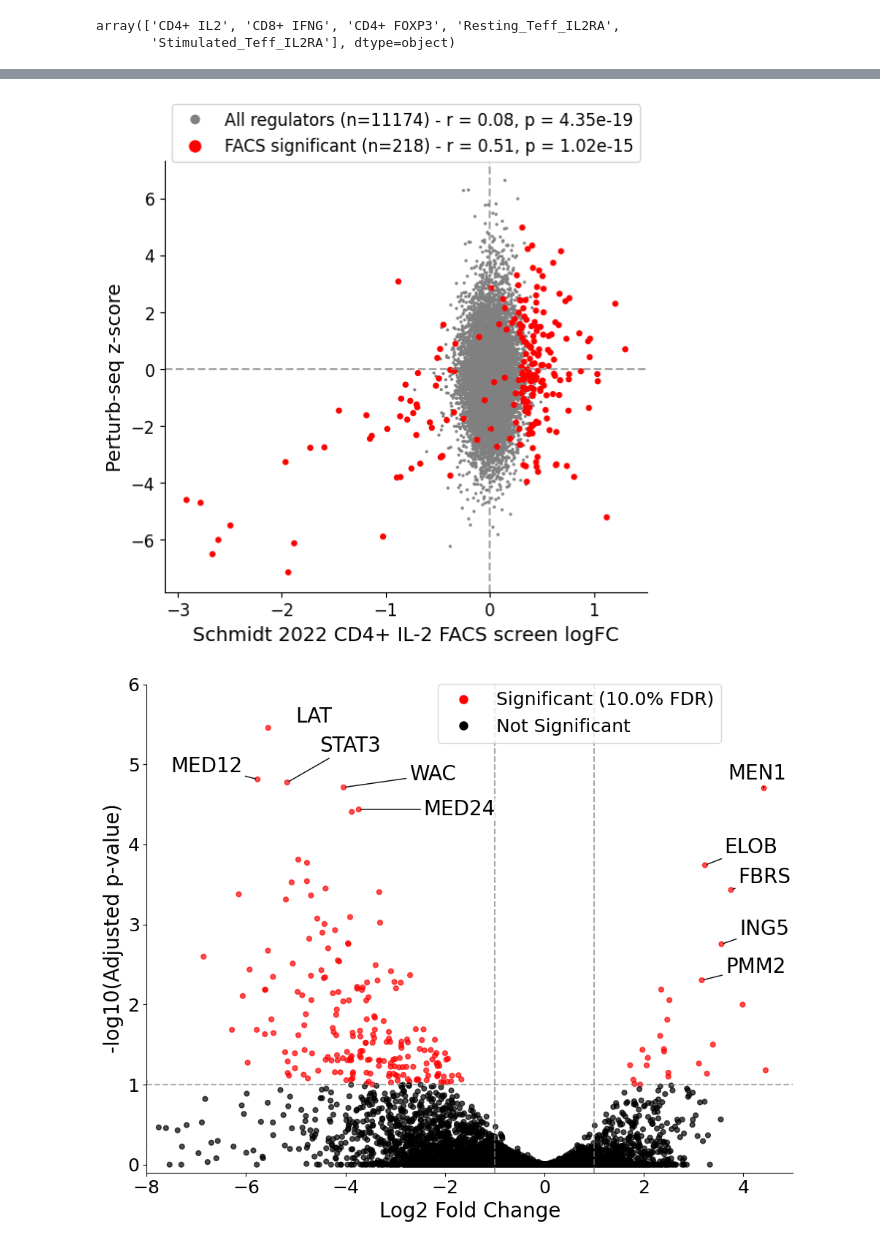
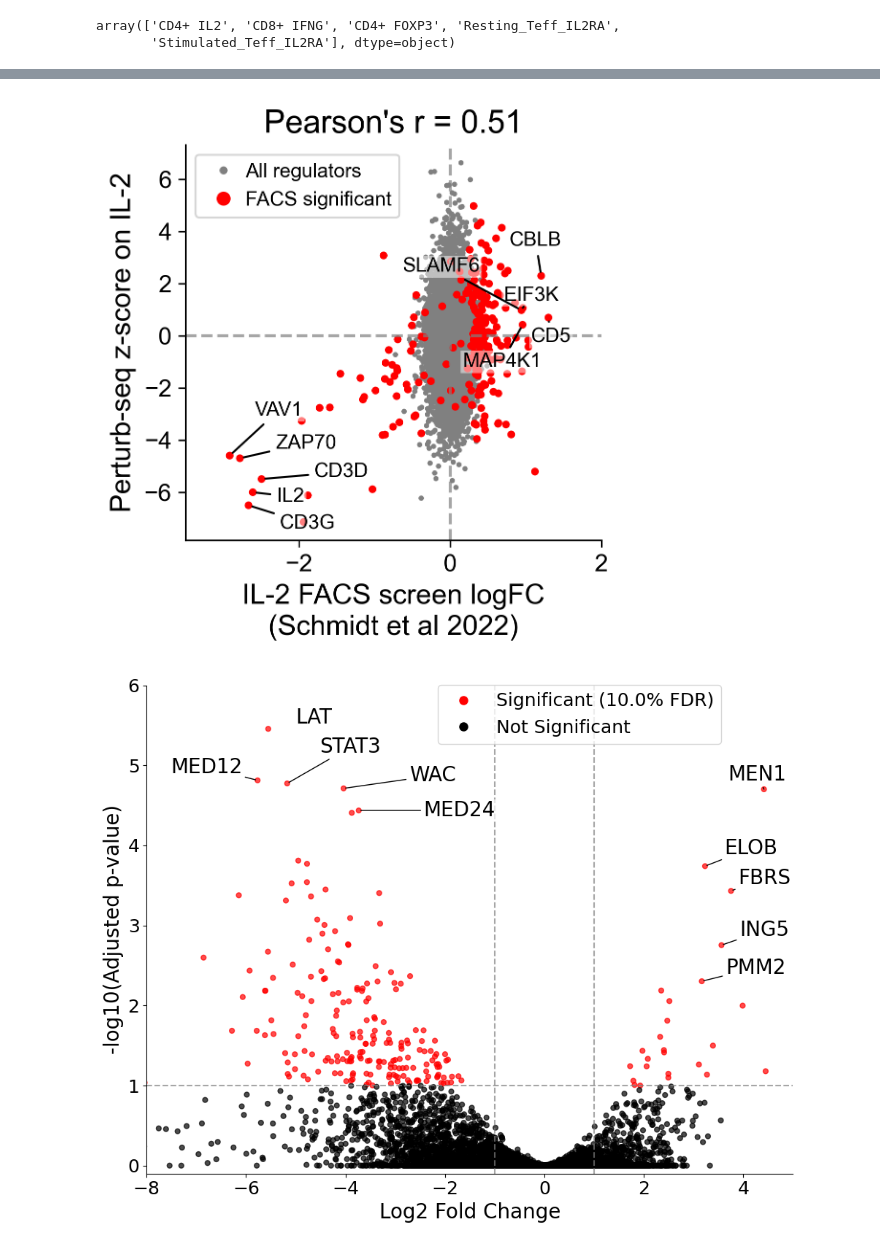
Before and after one commit to emdann/GWT_perturbseq_analysis_2025, a Jupyter notebook: src/3_DE_analysis/FACS_comparison_full.ipynb, the cells around one changed output, grey strips where cells are left out. Cells and saved outputs as stored; diff of their text form; code cells hidden in the pictures.

```diff
--- a/src/3_DE_analysis/FACS_comparison_full.ipynb
+++ b/src/3_DE_analysis/FACS_comparison_full.ipynb
@@ -458,5 +451,5 @@ corr_sig, p_value_sig = scipy.stats.pearsonr(pl_df[pl_df.fdr<0.05]['lfc'], pl_df
 # %%
-fig, ax = plt.subplots(figsize=(6, 6))
+fig, ax = plt.subplots(figsize=(4.2, 4))
 
 # Add dotted lines at x=0 and y=0
 ax.axhline(y=0, color='gray', linestyle='--', alpha=0.7, linewidth=1.5)
@@ -464,45 +457,68 @@ ax.axvline(x=0, color='gray', linestyle='--', alpha=0.7, linewidth=1.5)
 
 # Plot non-significant points first
 sns.scatterplot(data=pl_df,
                 x='lfc', y=target,
-                color='gray', edgecolor='none', s=5,
+                color='gray', edgecolor='none', s=7,
                 label=f'All regulators (n={len(pl_df)}) - r = {corr_all:.2f}, p = {p_value:.2e}',
                 ax=ax)
 
 # Plot significant points on top with different color
 sns.scatterplot(data=pl_df[pl_df.fdr<0.05],
                 x='lfc', y=target,
-                color='red', edgecolor='none', s=20,
+                color='red', edgecolor='none', s=15,
                 label=f'FACS significant (n={pl_df[pl_df.fdr<0.05]}) - r = {corr_sig:.2f}, p = {p_value_sig:.2e}' if not np.isnan(corr_sig) else 'Significant genes: insufficient data',
                 ax=ax)
 
 # Set axis labels with dataset information
-ax.set_xlabel(f'Schmidt 2022 CD4+ IL-2 FACS screen logFC', fontsize=14)
-ax.set_ylabel(f'Perturb-seq z-score', fontsize=14)
-# Create legend with correlation information
+ax.set_xlabel(f'IL-2 FACS screen logFC\n(Schmidt et al 2022)', fontsize=14)
+ax.set_ylabel(f'Perturb-seq z-score on IL-2', fontsize=14)
+
+ax.set_xlim([-3.5, 2])
+
 legend_text = [
-    f'All regulators (n={len(pl_df)}) - r = {corr_all:.2f}, p = {p_value:.2e}',
-    f'FACS significant (n={len(pl_df[pl_df.fdr<0.05])}) - r = {corr_sig:.2f}, p = {p_value_sig:.2e}' if not np.isnan(corr_sig) else 'Significant genes: insufficient data'
+    f'All regulators',
+    f'FACS significant'
 ]
 
 # Create custom legend
 from matplotlib.lines import Line2D
 legend_elements = [
-    Line2D([0], [0], marker='o', color='w', markerfacecolor='gray', markersize=8, label=legend_text[0]),
-    Line2D([0], [0], marker='o', color='w', markerfacecolor='red', markersize=10, label=legend_text[1])
+    Line2D([0], [0], marker='o', color='w', markerfacecolor='gray', markersize=5, label=legend_text[0]),
+    Line2D([0], [0], marker='o', color='w', markerfacecolor='red', markersize=8, label=legend_text[1])
 ]
 
+top_genes = pd.concat([pl_df[pl_df[target]<0].nsmallest(5, 'lfc'), pl_df[pl_df[target]>0].nlargest(5, 'lfc')])
+
+texts = []
+
+for _, gene in top_genes.iterrows():
+    txt = plt.text(
+        gene['lfc'],
+        gene[target],
+        gene.name,
+        fontsize=10,
+        ha='center',
+        va='bottom',
+        bbox=dict(facecolor='white', alpha=0.5, edgecolor='none', pad=1)
+    )
+    texts.append(txt)
+
+adjustText.adjust_text(texts, force_text=(0.01,0.2), arrowprops={"arrowstyle": "-", "color": "k", "zorder": 5}, ax=ax)
+#adjustText.adjust_text(texts, arrowprops={"arrowstyle": "-", "color": "k", "zorder": 5}, ax=ax)
+
 # Add legend outside the plot
-ax.legend(handles=legend_elements, loc='upper center', bbox_to_anchor=(0.5, 1.15), fontsize=12)
+ax.legend(handles=legend_elements, loc='upper left', handletextpad=0.1, fontsize=10)
 # Increase tick label font size
 ax.tick_params(axis='both', which='major', labelsize=12)
+
+ax.set_title(f'Pearson\'s r = {corr_sig:.2f}', fontsize=16)
 
 sns.despine()
 
 plt.tight_layout()
-#plt.savefig('results/example_schmidt2022IL2.png')
+plt.savefig('results/example_schmidt2022IL2.png')
 # %% [output]
-[figure, old version]
+[figure, new version]
 # %%
 downstream_gene = 'IL10'
 condition = 'Stim8hr'
```
Also changed, not shown: parts of 6 cells of this notebook, 5 other files.
